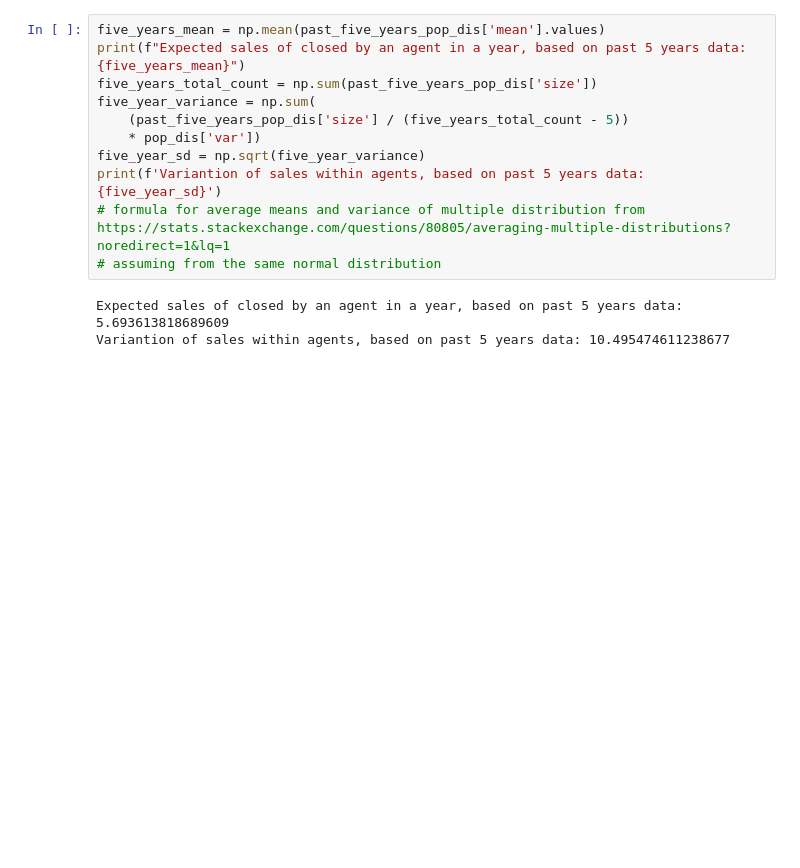
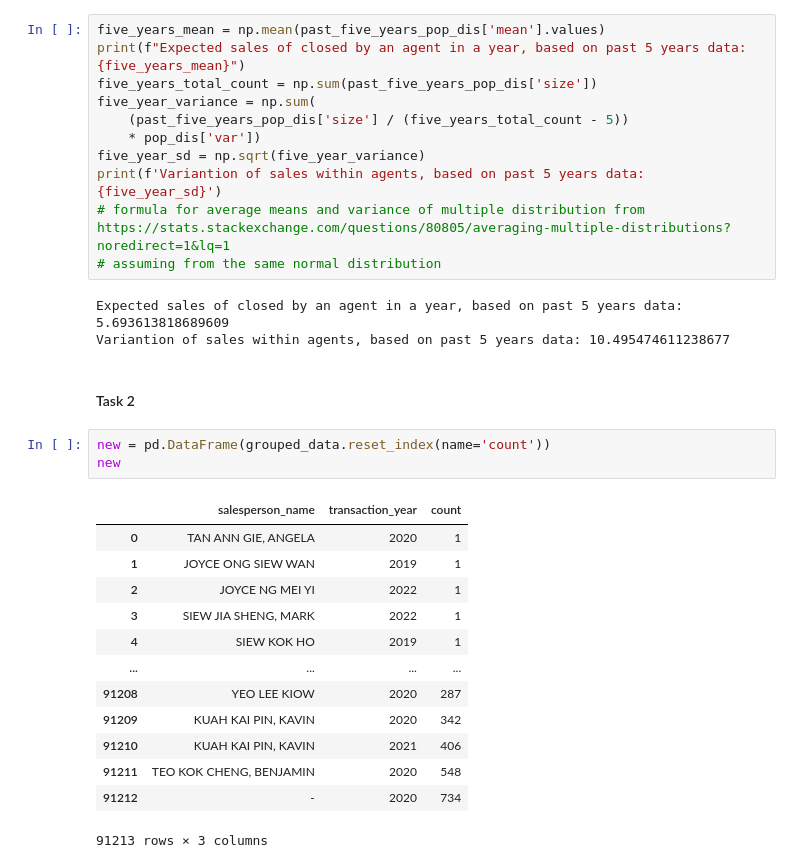
Before and after one commit to bennychanya/Govtech_TAP, a Jupyter notebook: Section_1.ipynb, the cells around one changed output. Drawn from its saved outputs; the diff is of its cells as text; blank space fills up the shorter version.

Commit message:
complete question 2-task 2

```diff
--- a/Section_1.ipynb
+++ b/Section_1.ipynb
@@ -176,3 +163,22 @@ print(f'Variantion of sales within agents, based on past 5 years data: {five_yea
 # %% [output]
 Expected sales of closed by an agent in a year, based on past 5 years data: 5.693613818689609
 Variantion of sales within agents, based on past 5 years data: 10.495474611238677
+# %% [markdown]
+#### Task 2
+# %%
+new = pd.DataFrame(grouped_data.reset_index(name='count'))
+new
+# %% [output]
+|  | salesperson_name | transaction_year | count |
+| 0 | TAN ANN GIE, ANGELA | 2020 | 1 |
+| 1 | JOYCE ONG SIEW WAN | 2019 | 1 |
+| 2 | JOYCE NG MEI YI | 2022 | 1 |
+| 3 | SIEW JIA SHENG, MARK | 2022 | 1 |
+| 4 | SIEW KOK HO | 2019 | 1 |
+| ... | ... | ... | ... |
+| 91208 | YEO LEE KIOW | 2020 | 287 |
+| 91209 | KUAH KAI PIN, KAVIN | 2020 | 342 |
+| 91210 | KUAH KAI PIN, KAVIN | 2021 | 406 |
+| 91211 | TEO KOK CHENG, BENJAMIN | 2020 | 548 |
+| 91212 | - | 2020 | 734 |
+91213 rows × 3 columns
```
Also changed, not shown: parts of 9 cells of this notebook.
